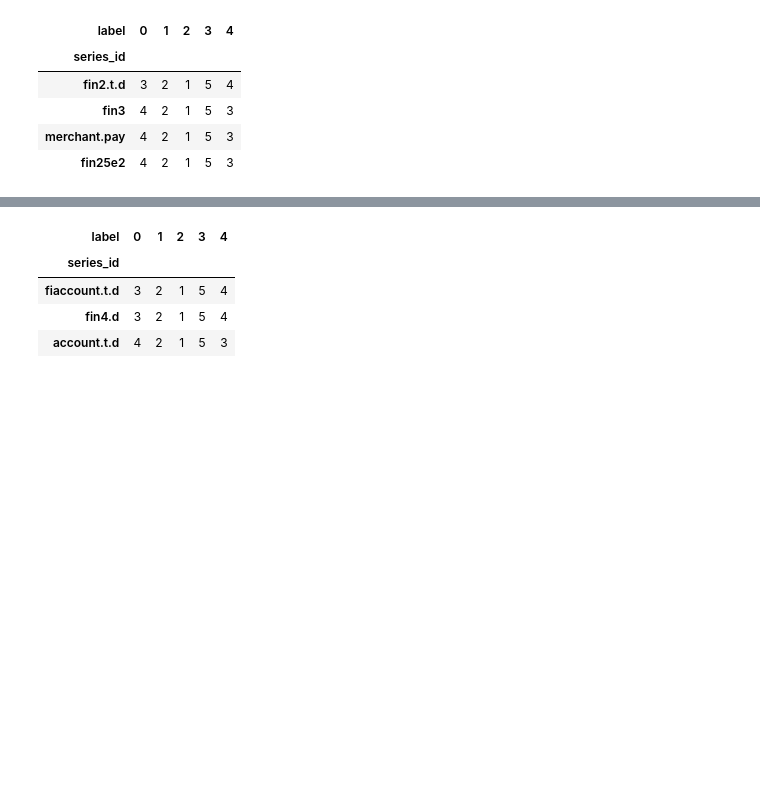
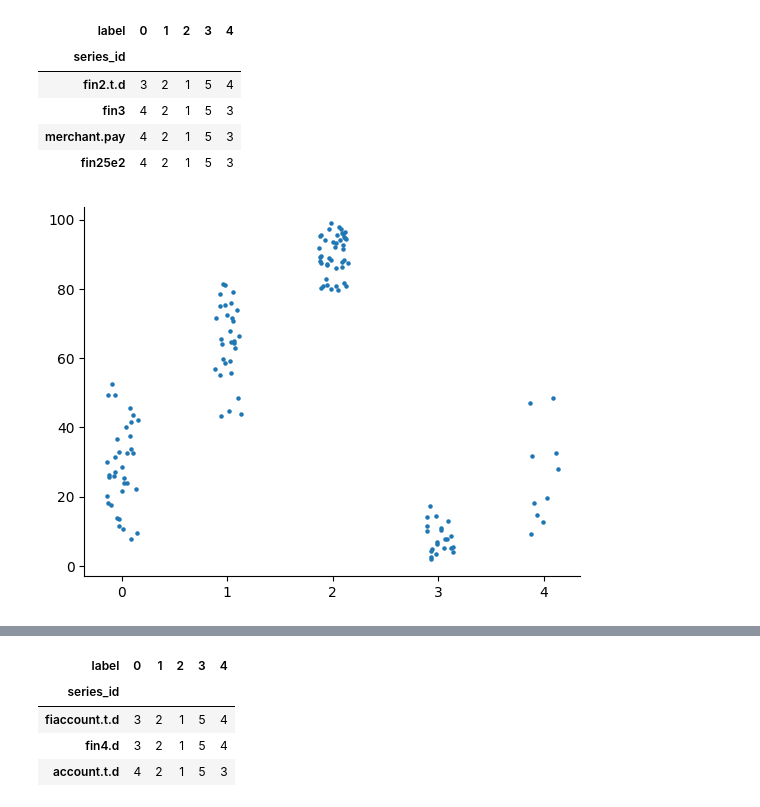
Before and after one commit to reebme/financial-attitudes-clustering, a Jupyter notebook: Notebooks/04_Clustering_Analysis.ipynb, the cells around one changed output, grey strips where cells are left out. Cells and saved outputs as stored; diff of their text form; code cells hidden in the pictures; blank space fills up the shorter version.

Commit message:
Cleaned eta^2 section, added groupings for top 20 eta^2 features, added the beginning of plot for cluster plrofile for each feature

```diff
--- a/Notebooks/04_Clustering_Analysis.ipynb
+++ b/Notebooks/04_Clustering_Analysis.ipynb
@@ -516,3 +486,33 @@ stats_per_label[used_paying_tool_series].T.xs("mean", level=1).rank(axis=1, asce
 | fin3 | 4 | 2 | 1 | 5 | 3 |
 | merchant.pay | 4 | 2 | 1 | 5 | 3 |
 | fin25e2 | 4 | 2 | 1 | 5 | 3 |
+# %%
+def violin_grouped_scatterplot(
+    data: pd.Series,
+    labels: pd.Series
+):
+    plot_df = {
+        "value": data,
+        "label": labels
+    }
+    plot_df = pd.DataFrame(plot_df).dropna()
+
+    fig, ax = plt.subplots()
+
+    rng = np.random.default_rng()
+    band = 0.15
+    shift = rng.uniform(-band, band, len(plot_df))
+    plot_df["position"] = plot_df["label"] + shift
+
+    ax.scatter(
+        plot_df["position"],
+        plot_df["value"],
+        s=5
+    )
+
+    for spine in ["top", "right"]:
+        ax.spines[spine].set_visible(False)
+
+violin_grouped_scatterplot(data["fin2.t.d"], labels["final"])
+# %% [output]
+[figure, added]
```
Also changed, not shown: parts of 20 cells of this notebook.
